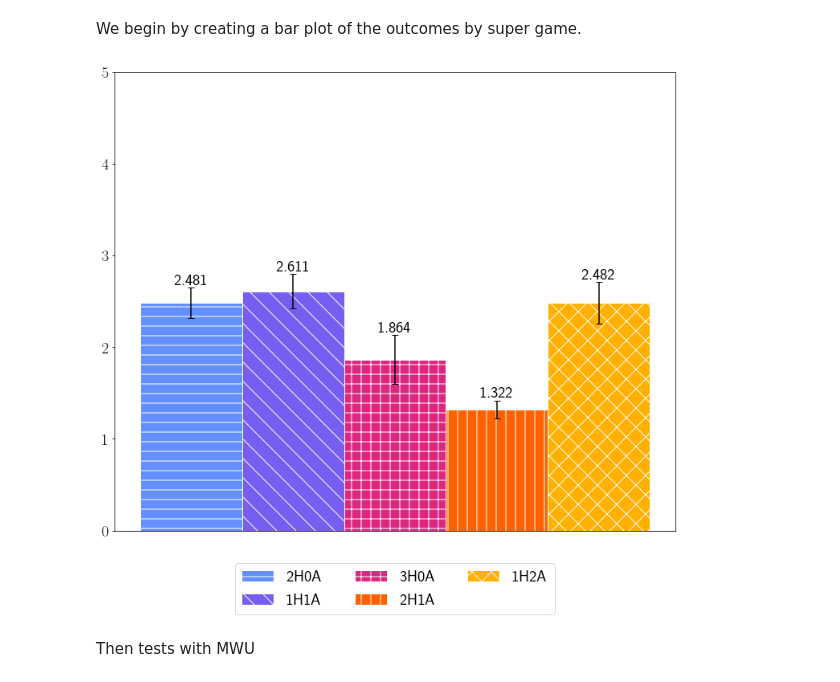
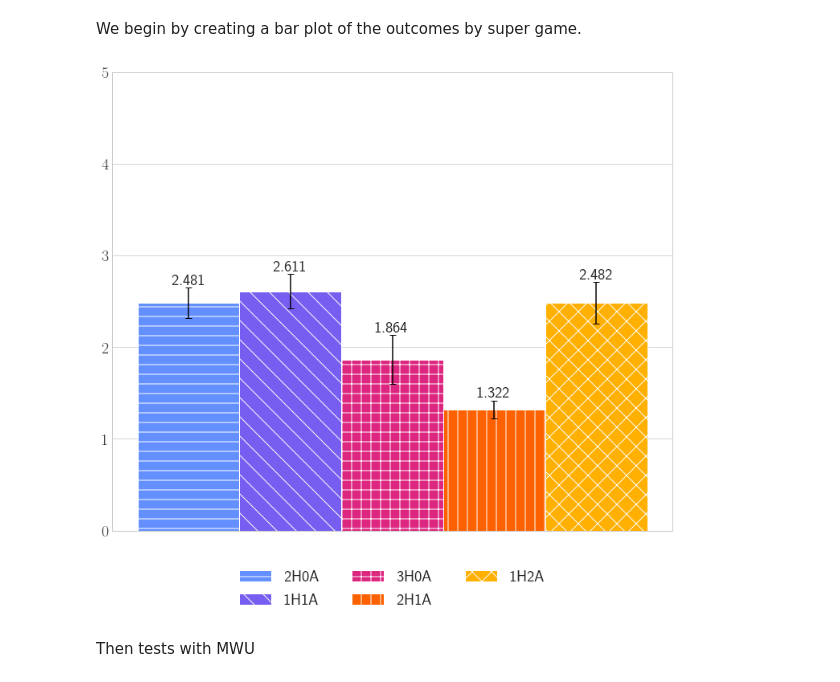
Before and after one commit to ToFeWe/q-learning-replication-code, a Jupyter notebook: src/sandbox/Experimental results.ipynb, the cells around one changed output. Drawn from its saved outputs; the diff is of its cells as text; code cells hidden in the pictures.

```diff
--- a/src/sandbox/Experimental results.ipynb
+++ b/src/sandbox/Experimental results.ipynb
@@ -191,15 +190,21 @@ all_treatments = ['2H0A', '1H1A', '3H0A', '2H1A', '1H2A' ]
         # Set a different hatch for each bar
         thisbar.set_hatch(hatches[i])
 
+    # Increase xtick label size
+    ax.tick_params(axis='both', which='major', labelsize=20)
+
     # Create legend & Show graphic
-    ax.legend(loc='lower center', bbox_to_anchor =(0.5,-0.2), ncol=3)
+    ax.legend(loc='lower center', bbox_to_anchor =(0.5,-0.2), ncol=3, fontsize=20)
     #fig.savefig('./bar_plot_{}_level.pdf'.format(agg_level), bbox_inches='tight')
 # %%
+plt.style.use('seaborn-whitegrid')
+plt.rcParams.update({'font.size': 20})
+
 make_bar_plot_sg_pooled(agg_level='winning_price',
               data_in = data_group_level,
               all_treatments=all_treatments)
 # %% [output]
-[figure, old version]
+[figure, new version]
 # %% [markdown]
 Then tests with MWU
 # %%
```
Also changed, not shown: parts of 3 cells of this notebook, 4 other files.
